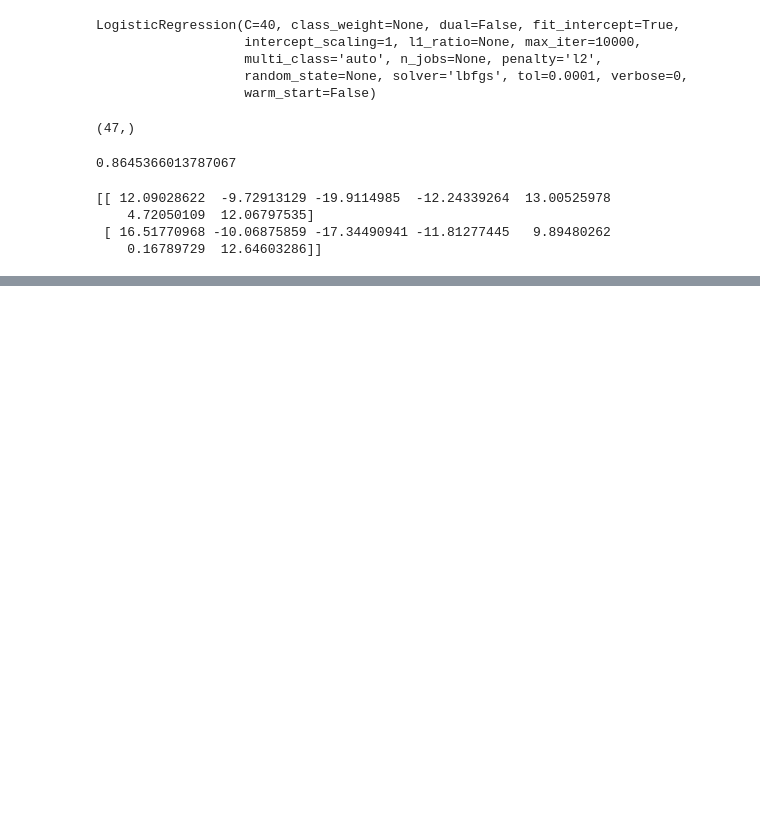
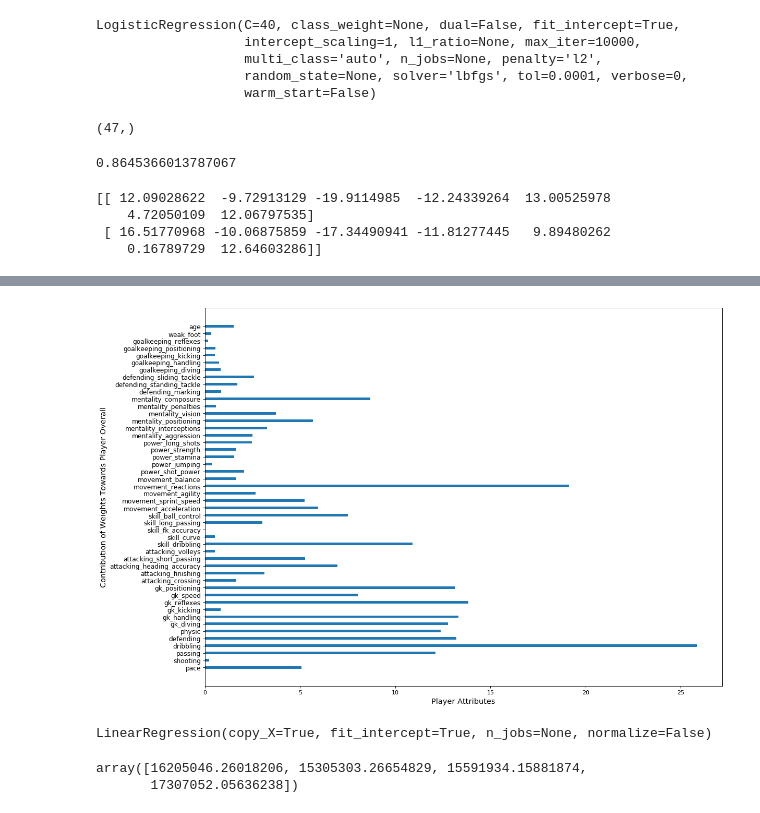
Before and after one commit to apoorva-21/fifa-analysis, a Jupyter notebook: 225Project.ipynb, the cells around one changed output, grey strips where cells are left out. Drawn from its saved outputs; the diff is of its cells as text; code cells hidden in the pictures; blank space fills up the shorter version.

```diff
--- a/225Project.ipynb
+++ b/225Project.ipynb
@@ -293,0 +290,19 @@ seaborn.violinplot(np.array(range(47)))
+# %%
+#regression on attributes vs overall rating
+from sklearn.linear_model import LinearRegression
+
+reg_features = clf_features.copy()
+
+reg_features.append('age')
+
+df_reg = df[reg_features]
+
+X_train_reg = df_reg.values
+
+X_train_norm = normalize(X_train_reg)
+
+y_reg= df['overall'].values
+
+lin_reg = LinearRegression()
+
+lin_reg.fit(X_train_norm, y_reg)
@@ -293,0 +330,32 @@ seaborn.violinplot(np.array(range(47)))
+# %%
+#generate plot
+plt.figure(num=None, figsize=(16, 12), dpi=80, facecolor='w', edgecolor='k')
+plt.ylabel('Player Attributes', fontsize = 13)
+plt.xlabel('Contribution of Weights Towards Player Overall',fontsize = 13)
+# plt.bar(range(47),height = list(np.abs(log_reg.coef_[1,:])),width= 0.2,align='center')
+# plt.xticks(range(47), clf_features, rotation = 90)
+
+plt.barh(range(lin_reg.coef_.shape[0]),width = list(np.abs(lin_reg.coef_)),height= 0.35,align='center')
+plt.yticks(range(lin_reg.coef_.shape[0]), reg_features, rotation = 0, fontsize = 11)
+
+# plt.set_xticklabels(top_50_club_val_names, rotation=45 )
+plt.savefig('generated_plots/ovr_weights.png', bbox_inches='tight')
+# %% [output]
+[figure, added]
+# %%
+#MARKET VALUE
+
+from sklearn.linear_model import LinearRegression
+
+y_reg= df['value_eur'].values
+
+lin_reg = LinearRegression()
+
+lin_reg.fit(X_train_norm, y_reg)
+# %% [output]
+LinearRegression(copy_X=True, fit_intercept=True, n_jobs=None, normalize=False)
+# %%
+lin_reg.predict(X_train_norm[:4])
+# %% [output]
+array([16205046.26018206, 15305303.26654829, 15591934.15881874,
+       17307052.05636238])
```
Also changed, not shown: parts of 6 cells of this notebook, 11 other files.
